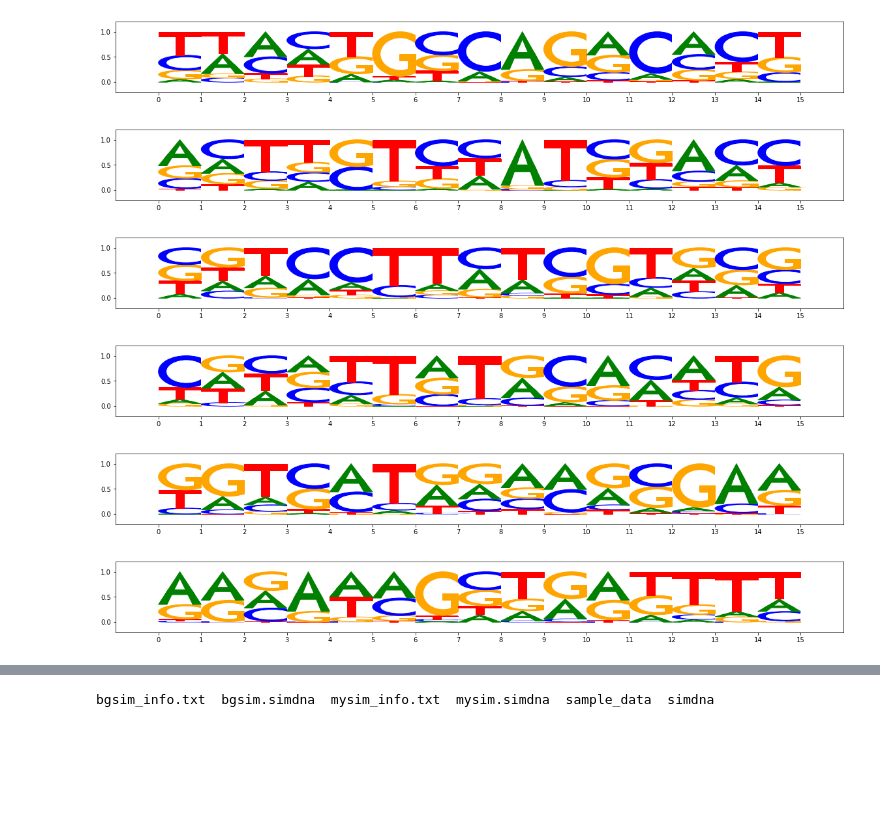
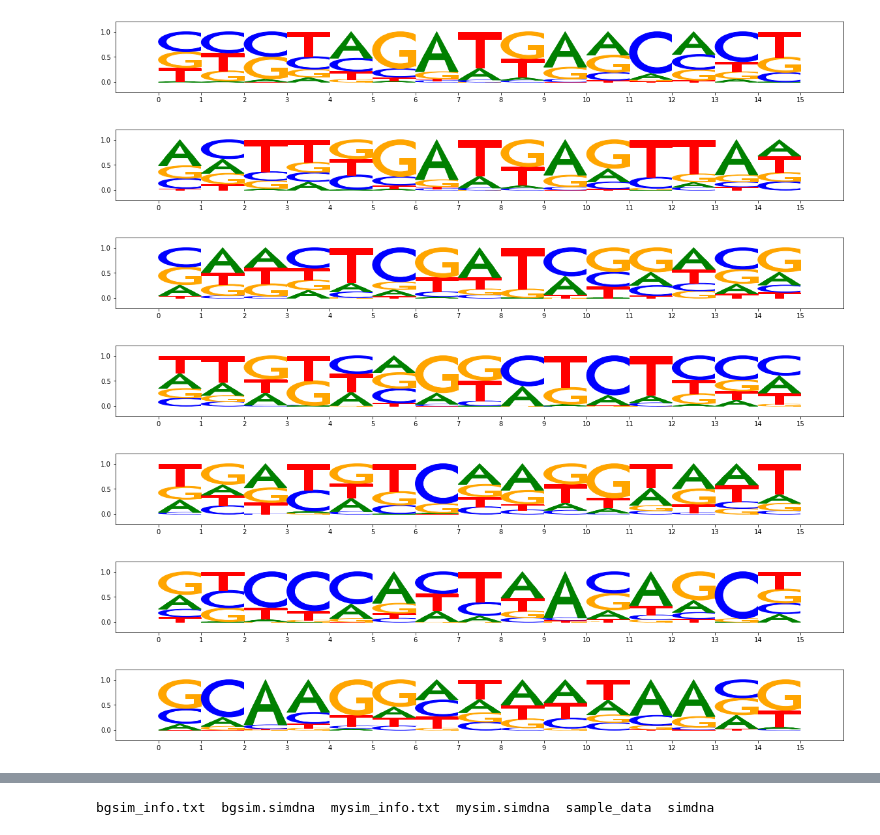
Before and after one commit to AvantiShri/colab_notebooks, a Jupyter notebook: misc_examples/SimulateImpScores.ipynb, the cells around one changed output, grey strips where cells are left out. Drawn from its saved outputs; the diff is of its cells as text; code cells hidden in the pictures; blank space fills up the shorter version.

```diff
--- a/misc_examples/SimulateImpScores.ipynb
+++ b/misc_examples/SimulateImpScores.ipynb
@@ -23,51 +24,57 @@ Successfully installed leidenalg-0.8.7 modisco-0.5.15.0 python-igraph-0.9.6 text
 # %%
 #motifs of varying lengths
 #and of varying frequencies
 
 import numpy as np
 from modisco.visualization import viz_sequence
 
 rng = np.random.RandomState(1234)
 
 def generate_ppm(rng, length, alpha):
     return rng.dirichlet(alpha*np.ones(4), size=length)
 
-motif1 = np.concatenate([generate_ppm(rng, length=5, alpha=1.0),
-                         generate_ppm(rng, length=5, alpha=0.5),
+motif1core = generate_ppm(rng, length=5, alpha=0.5)
+motif1a = np.concatenate([generate_ppm(rng, length=5, alpha=1.0),
+                         motif1core,
                          generate_ppm(rng, length=5, alpha=1.0)])
-viz_sequence.plot_weights(motif1)
+viz_sequence.plot_weights(motif1a)
+motif1b = np.concatenate([generate_ppm(rng, length=5, alpha=1.0),
+                         motif1core,
+                         generate_ppm(rng, length=5, alpha=1.0)])
+viz_sequence.plot_weights(motif1b)
 
-motif2 = np.concatenate([generate_ppm(rng, length=4, alpha=1.0),
+motif2 = np.concatenate([generate_ppm(rng, length=4, alpha=2.0),
                          generate_ppm(rng, length=7, alpha=0.5),
-                         generate_ppm(rng, length=4, alpha=1.0)])
+                         generate_ppm(rng, length=4, alpha=2.0)])
 viz_sequence.plot_weights(motif2)
 
-motif3 = np.concatenate([generate_ppm(rng, length=3, alpha=1.0),
+motif3 = np.concatenate([generate_ppm(rng, length=3, alpha=2.0),
                          generate_ppm(rng, length=9, alpha=0.5),
-                         generate_ppm(rng, length=3, alpha=1.0)])
+                         generate_ppm(rng, length=3, alpha=2.0)])
 viz_sequence.plot_weights(motif3)
 
-motif4 = np.concatenate([generate_ppm(rng, length=2, alpha=1.0),
+motif4 = np.concatenate([generate_ppm(rng, length=2, alpha=2.0),
                          generate_ppm(rng, length=11, alpha=0.7),
-                         generate_ppm(rng, length=2, alpha=1.0)])
+                         generate_ppm(rng, length=2, alpha=2.0)])
 viz_sequence.plot_weights(motif4)
 
-motif5 = np.concatenate([generate_ppm(rng, length=1, alpha=1.0),
+motif5 = np.concatenate([generate_ppm(rng, length=1, alpha=2.0),
                          generate_ppm(rng, length=13, alpha=0.7),
-                         generate_ppm(rng, length=1, alpha=1.0)])
+                         generate_ppm(rng, length=1, alpha=2.0)])
 viz_sequence.plot_weights(motif5)
 
 motif6 = np.concatenate([generate_ppm(rng, length=5, alpha=0.5),
-                         generate_ppm(rng, length=5, alpha=1.0),
+                         generate_ppm(rng, length=5, alpha=2.0),
                          generate_ppm(rng, length=5, alpha=0.5)])
 viz_sequence.plot_weights(motif6)
 # %% [output]
-[figure, old version]
+[figure, new version]
-[figure, old version]
+[figure, new version]
-[figure, old version]
+[figure, new version]
-[figure, old version]
+[figure, new version]
-[figure, old version]
+[figure, new version]
-[figure, old version]
+[figure, new version]
+[figure, added]
 # %%
 !pip uninstall -y simdna
 %cd /content/
```
Also changed, not shown: parts of 21 cells of this notebook.
